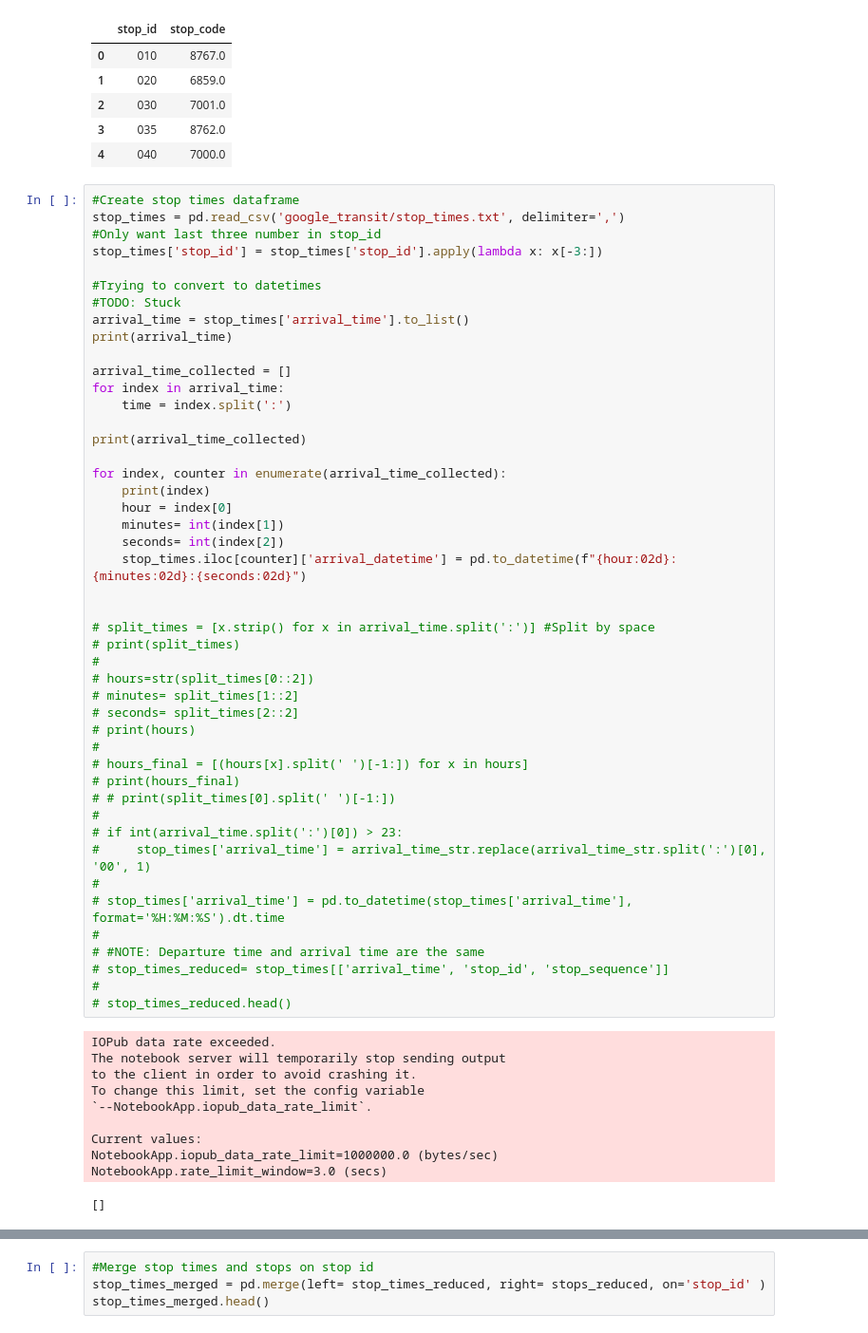
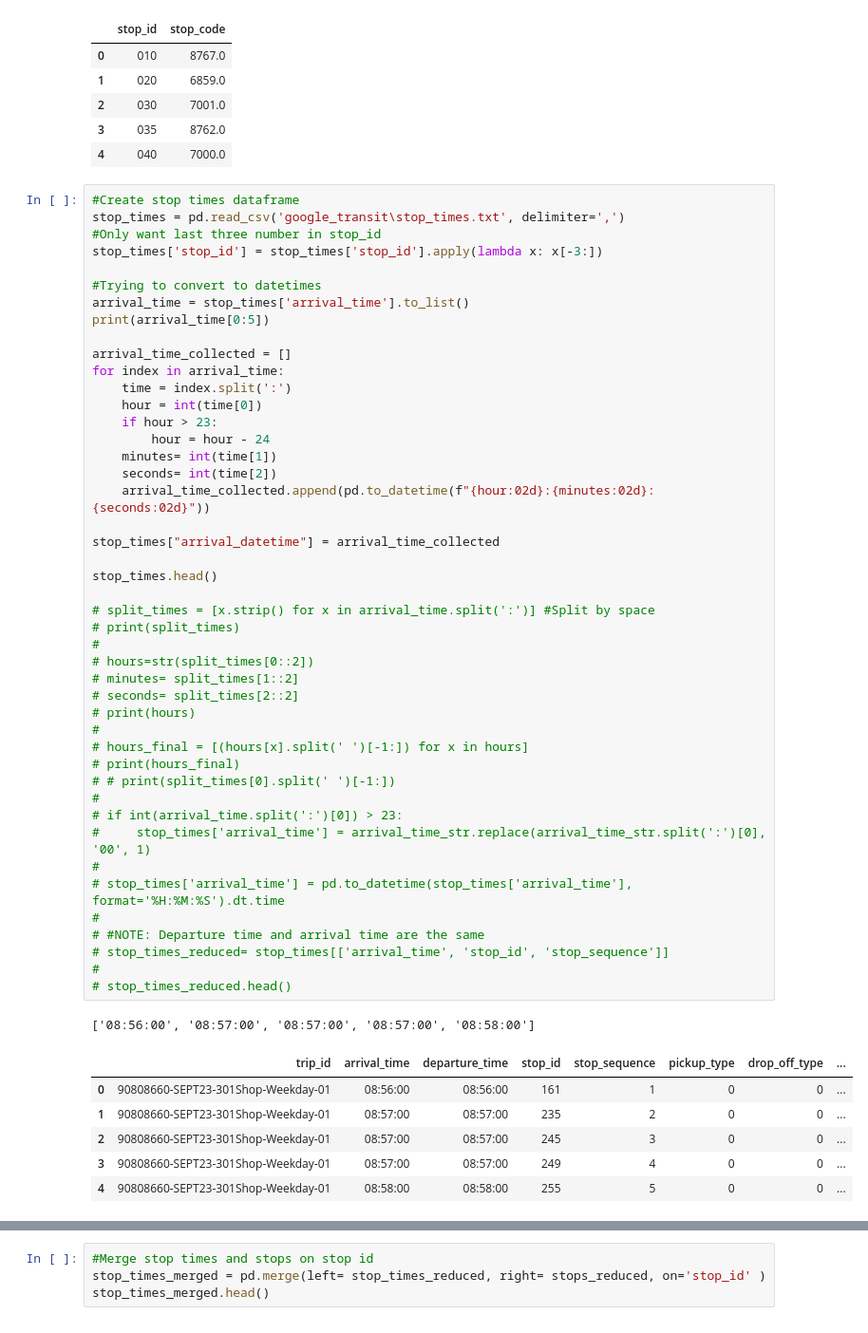
Before and after one commit to katherinewest/CME538_2023, a Jupyter notebook: Delay_DataFrames_Updated_HELP.ipynb, the cells around one changed output, grey strips where cells are left out. Shown at 95% size. Cells and saved outputs as stored; diff of their text form.

Commit message:
Fixed problem with arrival_datetime, pandas datetime value now available in "arrival_datetime" column. Should be able to push to CSV now!

```diff
--- a/Delay_DataFrames_Updated_HELP.ipynb
+++ b/Delay_DataFrames_Updated_HELP.ipynb
@@ -243,58 +243,54 @@ stops_reduced.head()
 | 4 | 040 | 7000.0 |
 # %%
 #Create stop times dataframe
-stop_times = pd.read_csv('google_transit/stop_times.txt', delimiter=',')
+stop_times = pd.read_csv('google_transit\stop_times.txt', delimiter=',')
 #Only want last three number in stop_id
 stop_times['stop_id'] = stop_times['stop_id'].apply(lambda x: x[-3:])
 
 #Trying to convert to datetimes
-#TODO: Stuck
 arrival_time = stop_times['arrival_time'].to_list()
-print(arrival_time)
+print(arrival_time[0:5])
 
 arrival_time_collected = []
 for index in arrival_time:
     time = index.split(':')
+    hour = int(time[0])
+    if hour > 23:
+        hour = hour - 24
+    minutes= int(time[1])
+    seconds= int(time[2])
+    arrival_time_collected.append(pd.to_datetime(f"{hour:02d}:{minutes:02d}:{seconds:02d}"))
 
-print(arrival_time_collected)
+stop_times["arrival_datetime"] = arrival_time_collected
 
-for index, counter in enumerate(arrival_time_collected):
-    print(index)
-    hour = index[0]
-    minutes= int(index[1])
-    seconds= int(index[2])
-    stop_times.iloc[counter]['arrival_datetime'] = pd.to_datetime(f"{hour:02d}:{minutes:02d}:{seconds:02d}")
-
+stop_times.head()
 
 # split_times = [x.strip() for x in arrival_time.split(':')] #Split by space
 # print(split_times)
 #
 # hours=str(split_times[0::2])
 # minutes= split_times[1::2]
 # seconds= split_times[2::2]
 # print(hours)
 #
 # hours_final = [(hours[x].split(' ')[-1:]) for x in hours]
 # print(hours_final)
 # # print(split_times[0].split(' ')[-1:])
 #
 # if int(arrival_time.split(':')[0]) > 23:
 #     stop_times['arrival_time'] = arrival_time_str.replace(arrival_time_str.split(':')[0], '00', 1)
 #
 # stop_times['arrival_time'] = pd.to_datetime(stop_times['arrival_time'], format='%H:%M:%S').dt.time
 #
 # #NOTE: Departure time and arrival time are the same
 # stop_times_reduced= stop_times[['arrival_time', 'stop_id', 'stop_sequence']]
 #
 # stop_times_reduced.head()
 # %% [output]
-IOPub data rate exceeded.
-The notebook server will temporarily stop sending output
-to the client in order to avoid crashing it.
-To change this limit, set the config variable
-`--NotebookApp.iopub_data_rate_limit`.
-
-Current values:
-NotebookApp.iopub_data_rate_limit=1000000.0 (bytes/sec)
-NotebookApp.rate_limit_window=3.0 (secs)
+['08:56:00', '08:57:00', '08:57:00', '08:57:00', '08:58:00']
-[]
+|  | trip_id | arrival_time | departure_time | stop_id | stop_sequence | pickup_type | drop_off_type | ... |
+| 0 | 90808660-SEPT23-301Shop-Weekday-01 | 08:56:00 | 08:56:00 | 161 | 1 | 0 | 0 | ... |
+| 1 | 90808660-SEPT23-301Shop-Weekday-01 | 08:57:00 | 08:57:00 | 235 | 2 | 0 | 0 | ... |
+| 2 | 90808660-SEPT23-301Shop-Weekday-01 | 08:57:00 | 08:57:00 | 245 | 3 | 0 | 0 | ... |
+| 3 | 90808660-SEPT23-301Shop-Weekday-01 | 08:57:00 | 08:57:00 | 249 | 4 | 0 | 0 | ... |
+| 4 | 90808660-SEPT23-301Shop-Weekday-01 | 08:58:00 | 08:58:00 | 255 | 5 | 0 | 0 | ... |
```
Also changed, not shown: parts of 1 cell of this notebook.
